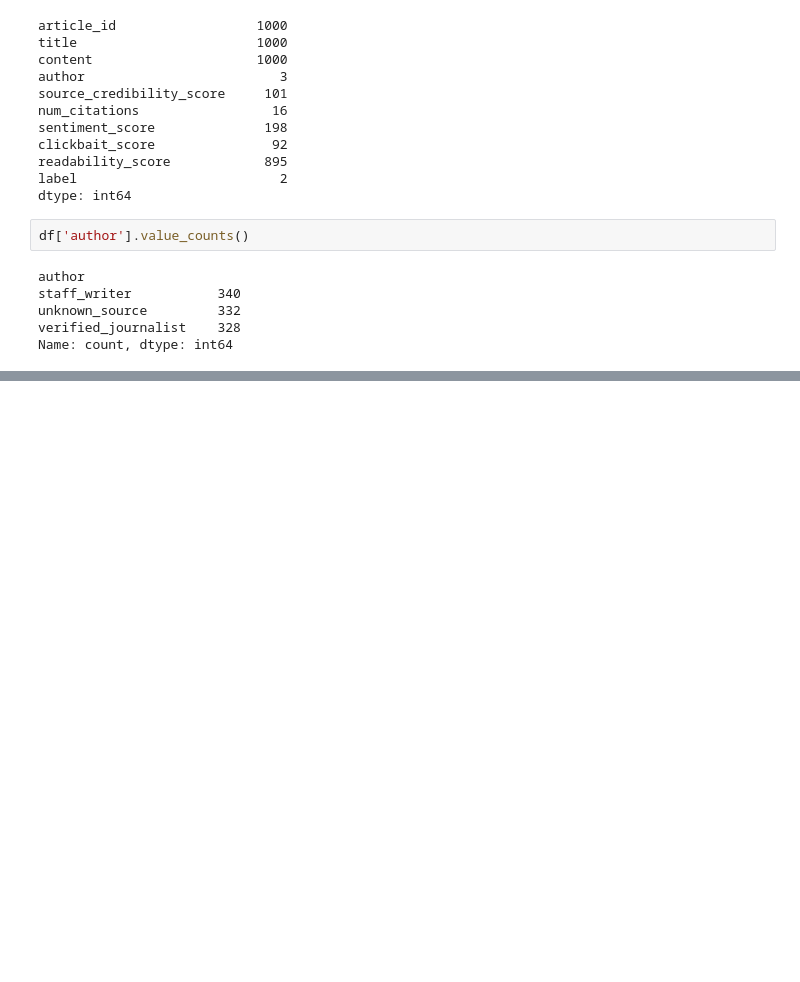
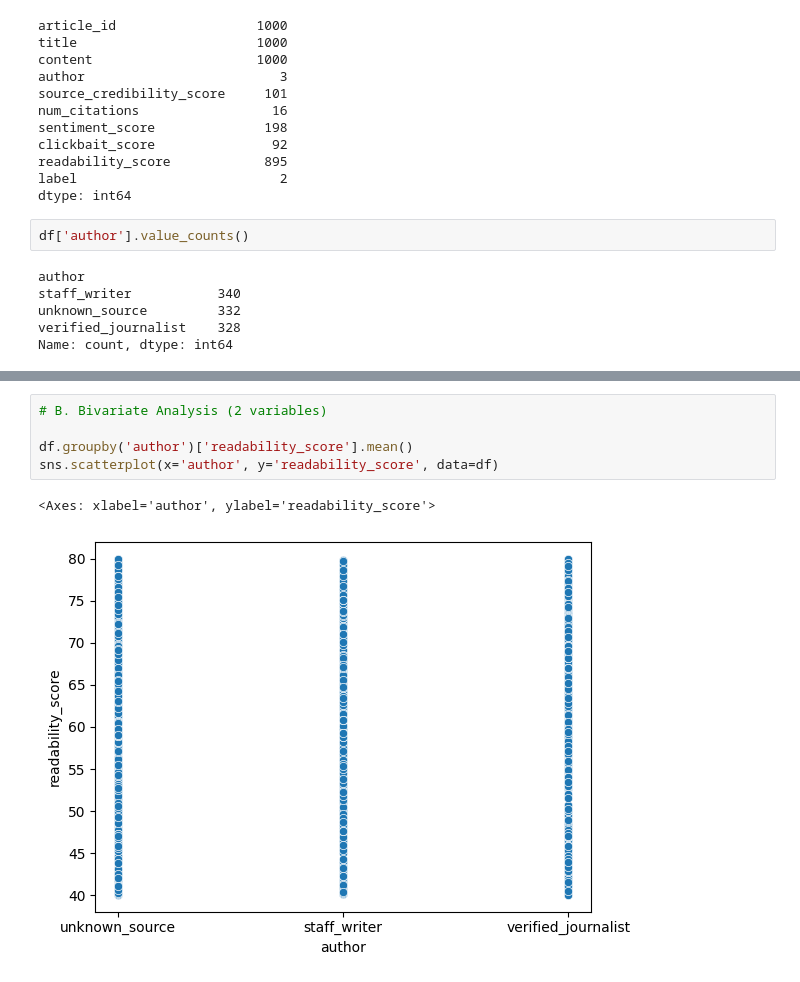
Before and after one commit to BinaryWhizz/Data-Analysis, a Jupyter notebook: Data Analysis 06/01.ipynb, the cells around one changed output, grey strips where cells are left out. Saved outputs shown, nothing was run; the diff lists cells and outputs as text; blank space fills up the shorter version.

```diff
--- a/Data Analysis 06/01.ipynb
+++ b/Data Analysis 06/01.ipynb
@@ -123,0 +164,8 @@ df.sample(5)        # random 5 rows
+# %%
+# B. Bivariate Analysis (2 variables)
+
+df.groupby('author')['readability_score'].mean()
+sns.scatterplot(x='author', y='readability_score', data=df)
+# %% [output]
+<Axes: xlabel='author', ylabel='readability_score'>
+[figure, added]
```
Also changed, not shown: parts of 11 cells of this notebook.
